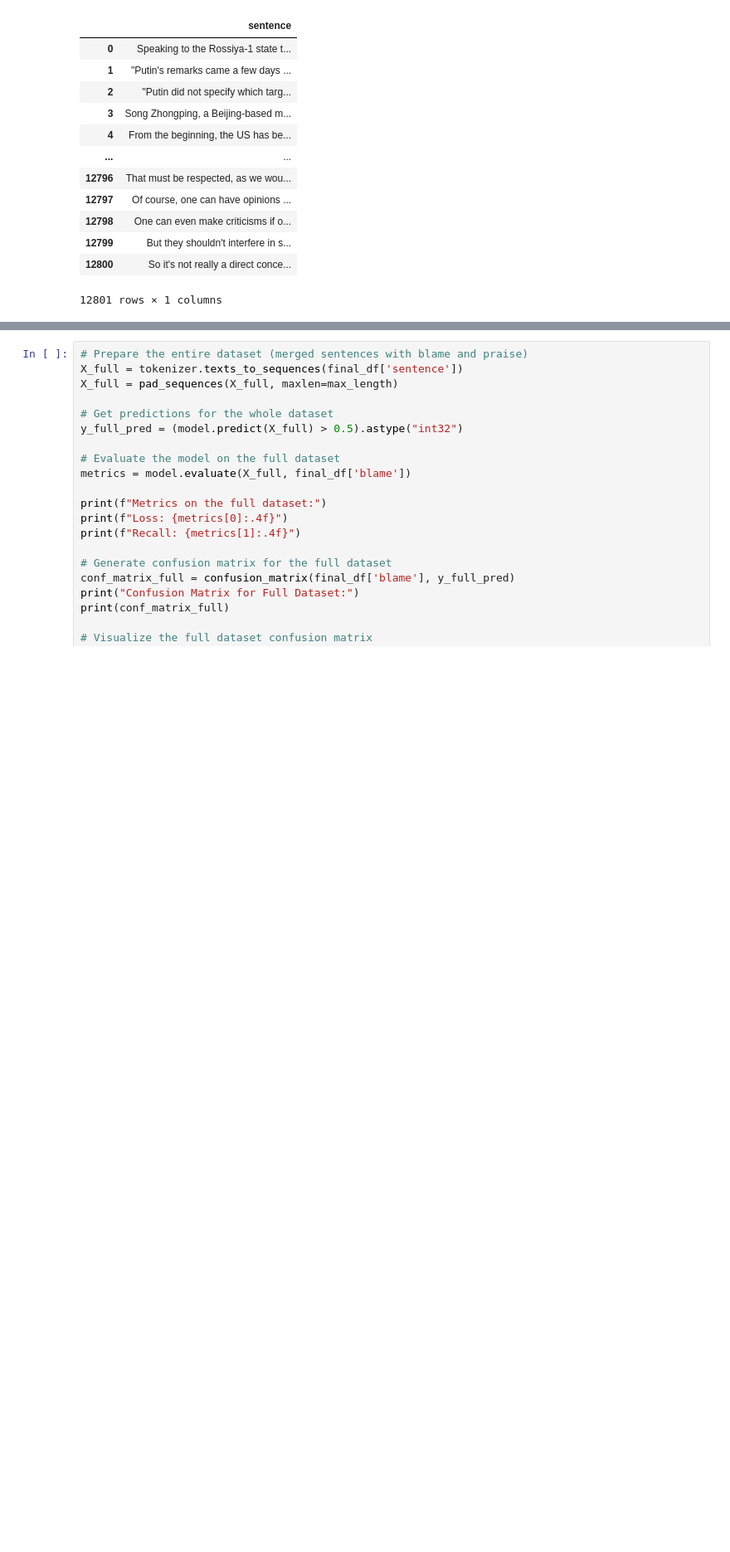
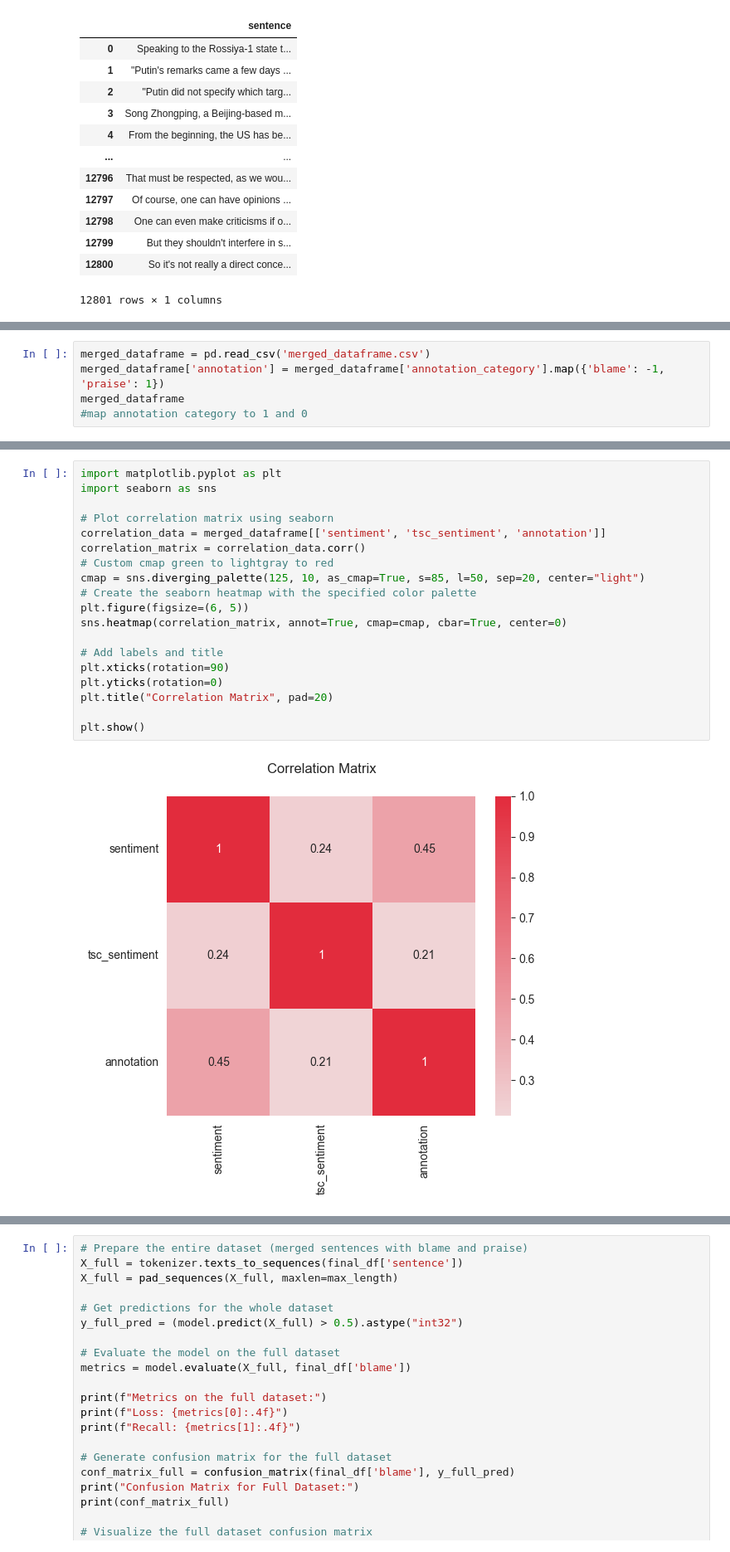
Before and after one commit to szuvarska/BScThesis-TextMiningForPoliticalScience, a Jupyter notebook: BlameAndPraise/model_test.ipynb, the cells around one changed output, grey strips where cells are left out. Shown at 83% size. Saved outputs shown, nothing was run; the diff lists cells and outputs as text; blank space fills up the shorter version.

```diff
--- a/BlameAndPraise/model_test.ipynb
+++ b/BlameAndPraise/model_test.ipynb
@@ -192,0 +267,5 @@ final_balanced_df
+# %%
+merged_dataframe = pd.read_csv('merged_dataframe.csv')
+merged_dataframe['annotation'] = merged_dataframe['annotation_category'].map({'blame': -1, 'praise': 1})
+merged_dataframe
+#map annotation category to 1 and 0
@@ -192,0 +286,21 @@ final_balanced_df
+# %%
+import matplotlib.pyplot as plt
+import seaborn as sns
+
+# Plot correlation matrix using seaborn
+correlation_data = merged_dataframe[['sentiment', 'tsc_sentiment', 'annotation']]
+correlation_matrix = correlation_data.corr()
+# Custom cmap green to lightgray to red
+cmap = sns.diverging_palette(125, 10, as_cmap=True, s=85, l=50, sep=20, center="light")
+# Create the seaborn heatmap with the specified color palette
+plt.figure(figsize=(6, 5))
+sns.heatmap(correlation_matrix, annot=True, cmap=cmap, cbar=True, center=0)
+
+# Add labels and title
+plt.xticks(rotation=90)
+plt.yticks(rotation=0)
+plt.title("Correlation Matrix", pad=20)
+
+plt.show()
+# %% [output]
+[figure, added]
```
Also changed, not shown: parts of 15 cells of this notebook, 3 other files.
